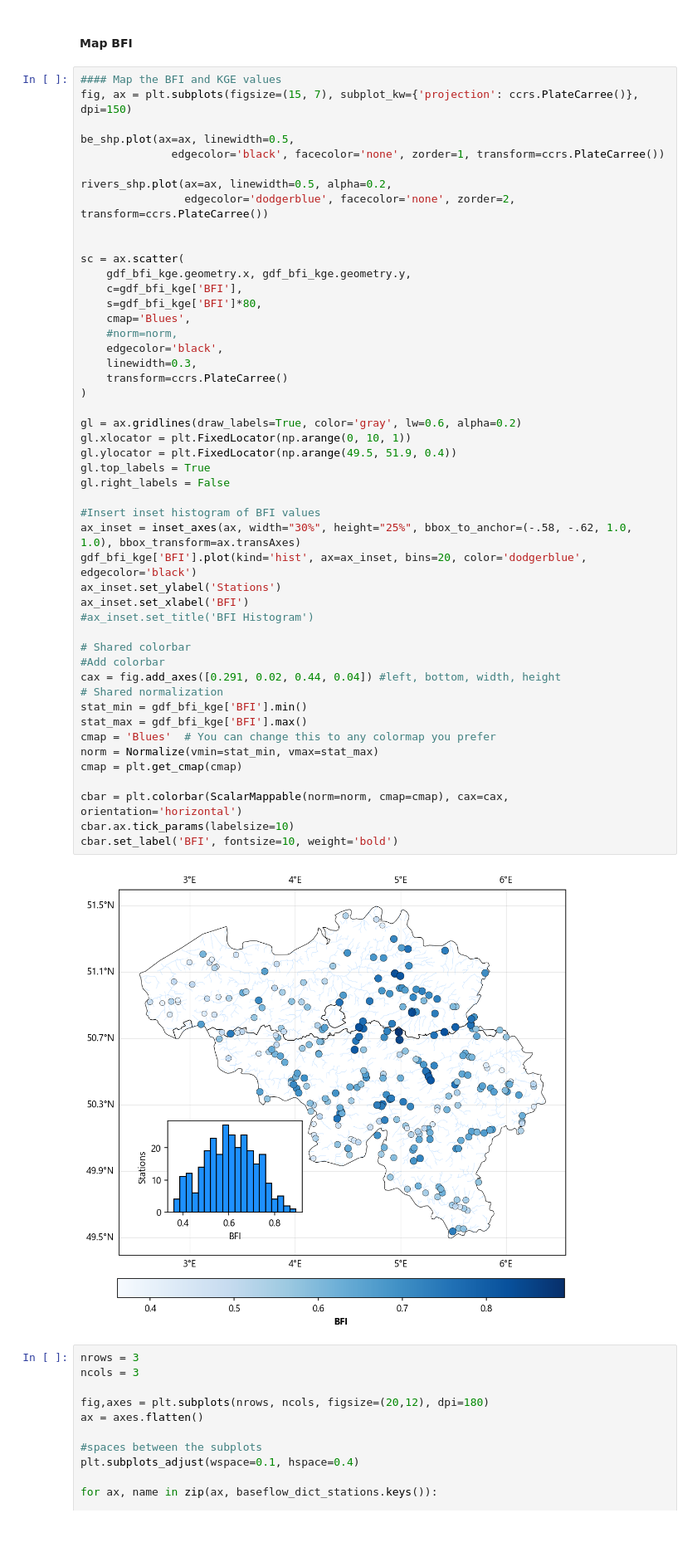
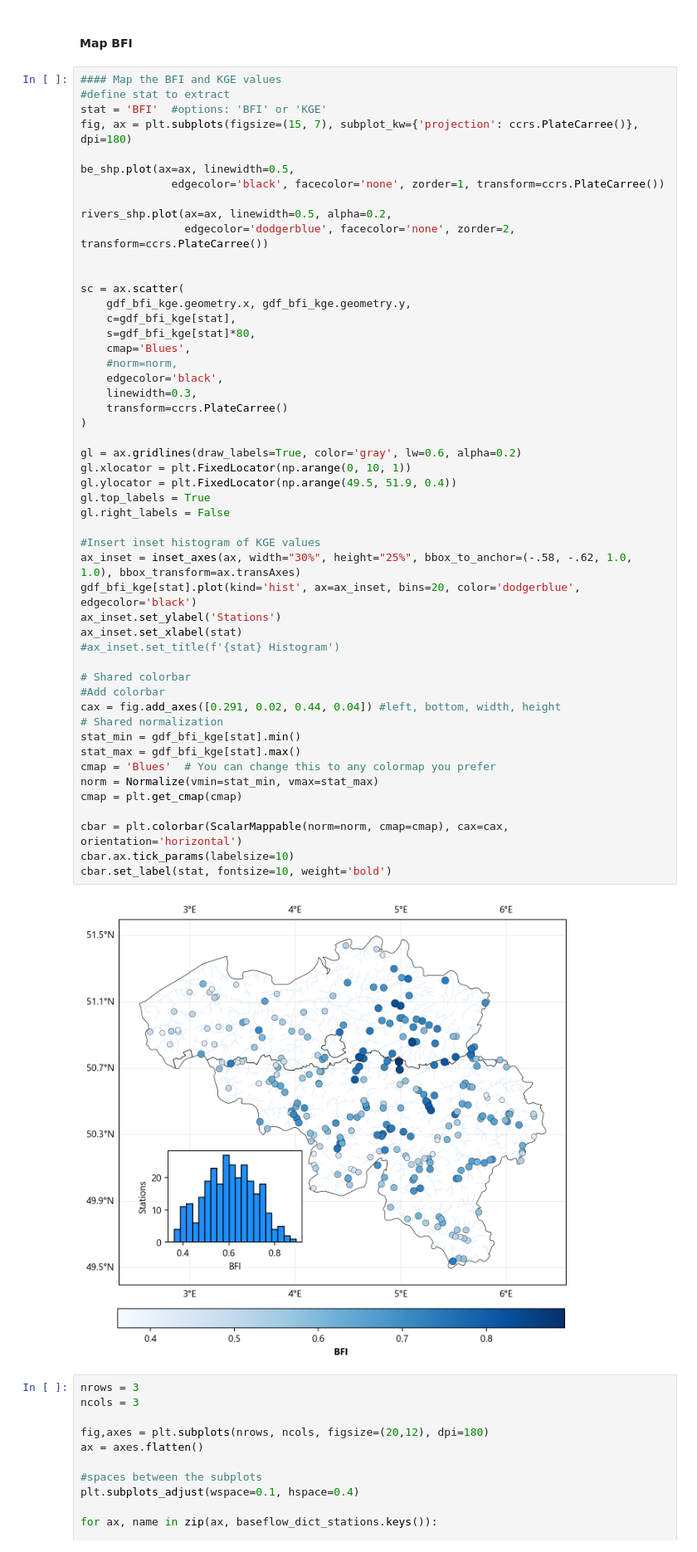
Before and after one commit to klekarkar/pre_post_process_mHM, a Jupyter notebook: baseflow_separation.ipynb, the cells around one changed output. Shown at 83% size. Cells and saved outputs as stored; diff of their text form.

```diff
--- a/baseflow_separation.ipynb
+++ b/baseflow_separation.ipynb
@@ -201,7 +200,9 @@ gdf_bfi_kge.to_csv('bfi_stations_unfiltered.csv')
 #### Map BFI
 # %%
 #### Map the BFI and KGE values
-fig, ax = plt.subplots(figsize=(15, 7), subplot_kw={'projection': ccrs.PlateCarree()}, dpi=150)
+#define stat to extract
+stat = 'BFI'  #options: 'BFI' or 'KGE'
+fig, ax = plt.subplots(figsize=(15, 7), subplot_kw={'projection': ccrs.PlateCarree()}, dpi=180)
 
 be_shp.plot(ax=ax, linewidth=0.5,
               edgecolor='black', facecolor='none', zorder=1, transform=ccrs.PlateCarree())
@@ -212,43 +213,43 @@ rivers_shp.plot(ax=ax, linewidth=0.5, alpha=0.2,
 
 sc = ax.scatter(
     gdf_bfi_kge.geometry.x, gdf_bfi_kge.geometry.y,
-    c=gdf_bfi_kge['BFI'],
-    s=gdf_bfi_kge['BFI']*80,
+    c=gdf_bfi_kge[stat],
+    s=gdf_bfi_kge[stat]*80,
     cmap='Blues',
     #norm=norm,
     edgecolor='black',
     linewidth=0.3,
     transform=ccrs.PlateCarree()
 )
 
 gl = ax.gridlines(draw_labels=True, color='gray', lw=0.6, alpha=0.2)
 gl.xlocator = plt.FixedLocator(np.arange(0, 10, 1))
 gl.ylocator = plt.FixedLocator(np.arange(49.5, 51.9, 0.4))
 gl.top_labels = True
 gl.right_labels = False
 
-#Insert inset histogram of BFI values
+#Insert inset histogram of KGE values
 ax_inset = inset_axes(ax, width="30%", height="25%", bbox_to_anchor=(-.58, -.62, 1.0, 1.0), bbox_transform=ax.transAxes)
-gdf_bfi_kge['BFI'].plot(kind='hist', ax=ax_inset, bins=20, color='dodgerblue', edgecolor='black')
+gdf_bfi_kge[stat].plot(kind='hist', ax=ax_inset, bins=20, color='dodgerblue', edgecolor='black')
 ax_inset.set_ylabel('Stations')
-ax_inset.set_xlabel('BFI')
-#ax_inset.set_title('BFI Histogram')
+ax_inset.set_xlabel(stat)
+#ax_inset.set_title(f'{stat} Histogram')
 
 # Shared colorbar
 #Add colorbar
 cax = fig.add_axes([0.291, 0.02, 0.44, 0.04]) #left, bottom, width, height
 # Shared normalization
-stat_min = gdf_bfi_kge['BFI'].min()
-stat_max = gdf_bfi_kge['BFI'].max()
+stat_min = gdf_bfi_kge[stat].min()
+stat_max = gdf_bfi_kge[stat].max()
 cmap = 'Blues'  # You can change this to any colormap you prefer
 norm = Normalize(vmin=stat_min, vmax=stat_max)
 cmap = plt.get_cmap(cmap)
 
 cbar = plt.colorbar(ScalarMappable(norm=norm, cmap=cmap), cax=cax, orientation='horizontal')
 cbar.ax.tick_params(labelsize=10)
-cbar.set_label('BFI', fontsize=10, weight='bold')
+cbar.set_label(stat, fontsize=10, weight='bold')
 # %% [output]
-[figure, old version]
+[figure, new version]
 # %%
 nrows = 3
 ncols = 3
```
Also changed, not shown: parts of 5 cells of this notebook, 16 other files.
